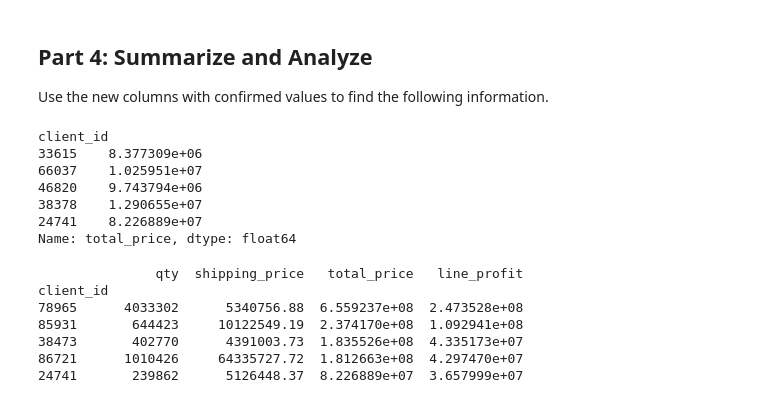
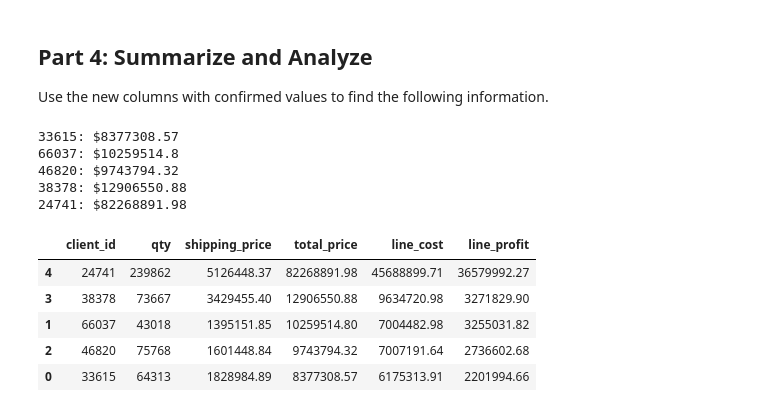
Before and after one commit to Buford4/pandas-challenge-1, a Jupyter notebook: module_4_challenge.ipynb, the cells around one changed output. Drawn from its saved outputs; the diff is of its cells as text; code cells hidden in the pictures.

```diff
--- a/module_4_challenge.ipynb
+++ b/module_4_challenge.ipynb
@@ -218,47 +218,58 @@ Use the new columns with confirmed values to find the following information.
 # %%
 # How much did each of the top 5 clients by quantity
 # spend? Check your work from Part 1 for client ids.
-client_spend = df.groupby('client_id')['total_price'].sum()
-top_5_clients = df['client_id'].value_counts().nlargest(5).index
-top_5_clients_spend = client_spend.loc[top_5_clients]
-print(top_5_clients_spend)
+def client_spend(client_id, total_price):
+    client_df = df.loc[df['client_id'] == client_id, total_price]
+    return round(client_df.sum(), 2)
+
+for client_id in top_5_clients:
+    print(f"{client_id}: ${client_spend(client_id, 'total_price')}")
+#client_spend = df.groupby('client_id')['total_price'].sum()
+#top_5_clients = df['client_id'].value_counts().nlargest(5).index
+#top_5_clients_spend = client_spend.loc[top_5_clients]
+#print(top_5_clients_spend)
 # %% [output]
-client_id
-33615    8.377309e+06
-66037    1.025951e+07
-46820    9.743794e+06
-38378    1.290655e+07
-24741    8.226889e+07
-Name: total_price, dtype: float64
+33615: $8377308.57
+66037: $10259514.8
+46820: $9743794.32
+38378: $12906550.88
+24741: $82268891.98
 # %%
 # Create a summary DataFrame showing the totals for the
 # for the top 5 clients with the following information:
 # total units purchased, total shipping price,
 # total revenue, and total profit. Sort by total profit.
-assert all(item in df.columns for item in ['client_id', 'qty', 'shipping_price', 'total_price', 'line_profit']), "Some required columns are missing."
-assert df[['qty', 'shipping_price', 'total_price', 'line_profit']].apply(lambda s: pd.to_numeric(s, errors='coerce').notnull().all()).all(), "Some columns have non-numeric data."
+data_dict = {"client_id": top_5_clients}
+columns = ["qty", "shipping_price", "total_price", "line_cost", "line_profit"]
+for column in columns:
+    data_dict[column] = [client_spend(client_id, column) for client_id in top_5_clients]
+
+summary_df = pd.DataFrame(data_dict).sort_values("line_profit", ascending=False)
+summary_df
+
+#assert all(item in df.columns for item in ['client_id', 'qty', 'shipping_price', 'total_price', 'line_profit']), "Some required columns are missing."
+#assert df[['qty', 'shipping_price', 'total_price', 'line_profit']].apply(lambda s: pd.to_numeric(s, errors='coerce').notnull().all()).all(), "Some columns have non-numeric data."
 
 
-client_totals = df.groupby('client_id').agg({
-    'qty': 'sum',
-    'shipping_price': 'sum',
-    'total_price': 'sum',
-    'line_profit': 'sum'
-})
-client_totals = client_totals.sort_values('line_profit', ascending=False)
-top_5_clients = client_totals.head(5)
+#client_totals = df.groupby('client_id').agg({
+#    'qty': 'sum',
+ #   'shipping_price': 'sum',
+  #  'total_price': 'sum',
+   # 'line_profit': 'sum'
+#})
+#client_totals = client_totals.sort_values('line_profit', ascending=False)
+#op_5_clients = client_totals.head(5)
 
-print(top_5_clients)
+#print(top_5_clients)
 
 #Working on this still.
 # %% [output]
-               qty  shipping_price   total_price   line_profit
-client_id
-78965      4033302      5340756.88  6.559237e+08  2.473528e+08
-85931       644423     10122549.19  2.374170e+08  1.092941e+08
-38473       402770      4391003.73  1.835526e+08  4.335173e+07
-86721      1010426     64335727.72  1.812663e+08  4.297470e+07
-24741       239862      5126448.37  8.226889e+07  3.657999e+07
+|  | client_id | qty | shipping_price | total_price | line_cost | line_profit |
+| 4 | 24741 | 239862 | 5126448.37 | 82268891.98 | 45688899.71 | 36579992.27 |
+| 3 | 38378 | 73667 | 3429455.40 | 12906550.88 | 9634720.98 | 3271829.90 |
+| 1 | 66037 | 43018 | 1395151.85 | 10259514.80 | 7004482.98 | 3255031.82 |
+| 2 | 46820 | 75768 | 1601448.84 | 9743794.32 | 7007191.64 | 2736602.68 |
+| 0 | 33615 | 64313 | 1828984.89 | 8377308.57 | 6175313.91 | 2201994.66 |
 # %%
 # Format the data and rename the columns
 # to names suitable for presentation.
```
Also changed, not shown: parts of 4 cells of this notebook.
